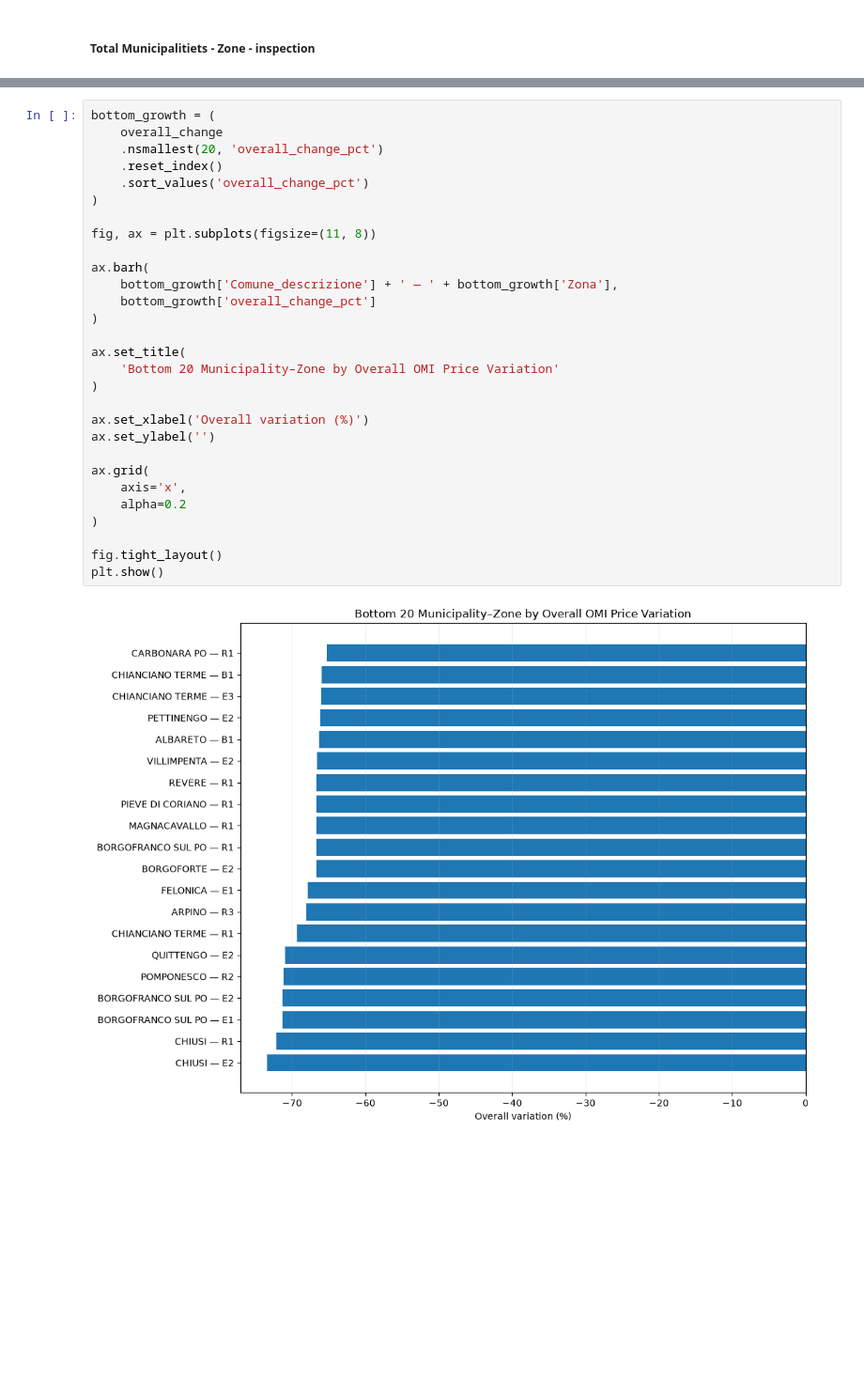
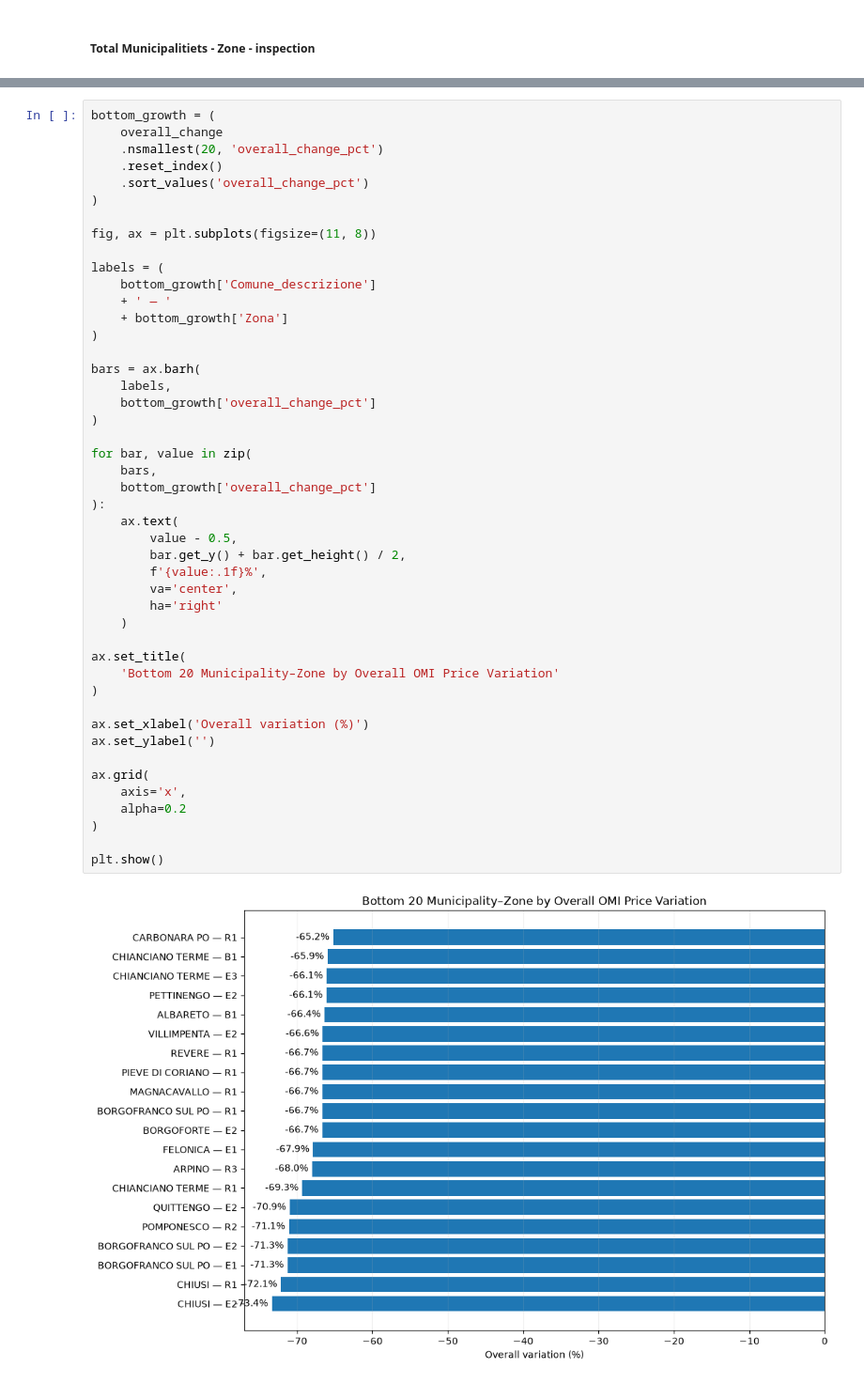
Before and after one commit to danielematix67-boop/italian-real-estate-analysis, a Jupyter notebook: notebooks/01.02_omi_quotations_exploration.ipynb, the cells around one changed output, grey strips where cells are left out. Shown at 94% size. Drawn from its saved outputs; the diff is of its cells as text; blank space fills up the shorter version.

```diff
--- a/notebooks/01.02_omi_quotations_exploration.ipynb
+++ b/notebooks/01.02_omi_quotations_exploration.ipynb
@@ -1372,31 +1348,48 @@ plt.show()
 # %%
 bottom_growth = (
     overall_change
     .nsmallest(20, 'overall_change_pct')
     .reset_index()
     .sort_values('overall_change_pct')
 )
 
 fig, ax = plt.subplots(figsize=(11, 8))
 
-ax.barh(
-    bottom_growth['Comune_descrizione'] + ' — ' + bottom_growth['Zona'],
+labels = (
+    bottom_growth['Comune_descrizione']
+    + ' — '
+    + bottom_growth['Zona']
+)
+
+bars = ax.barh(
+    labels,
     bottom_growth['overall_change_pct']
 )
+
+for bar, value in zip(
+    bars,
+    bottom_growth['overall_change_pct']
+):
+    ax.text(
+        value - 0.5,
+        bar.get_y() + bar.get_height() / 2,
+        f'{value:.1f}%',
+        va='center',
+        ha='right'
+    )
 
 ax.set_title(
     'Bottom 20 Municipality–Zone by Overall OMI Price Variation'
 )
 
 ax.set_xlabel('Overall variation (%)')
 ax.set_ylabel('')
 
 ax.grid(
     axis='x',
     alpha=0.2
 )
 
-fig.tight_layout()
 plt.show()
 # %% [output]
-[figure, old version]
+[figure, new version]
```
Also changed, not shown: parts of 6 cells of this notebook.
